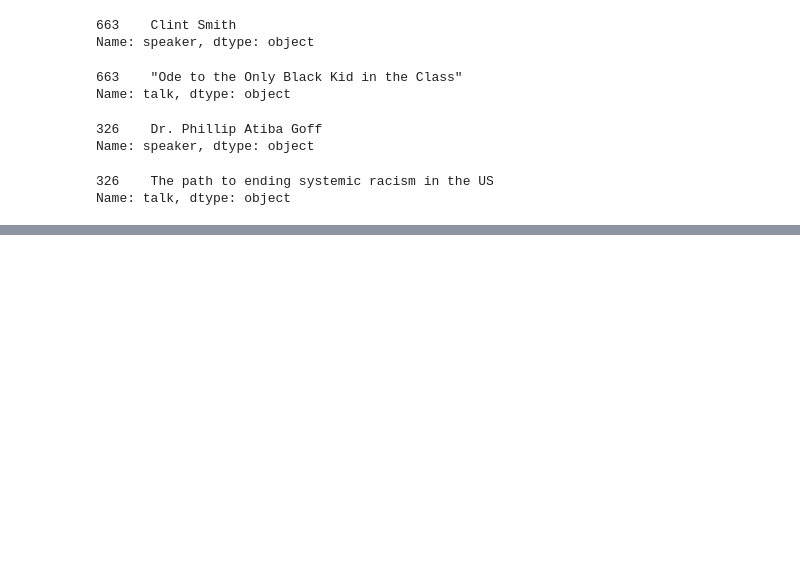
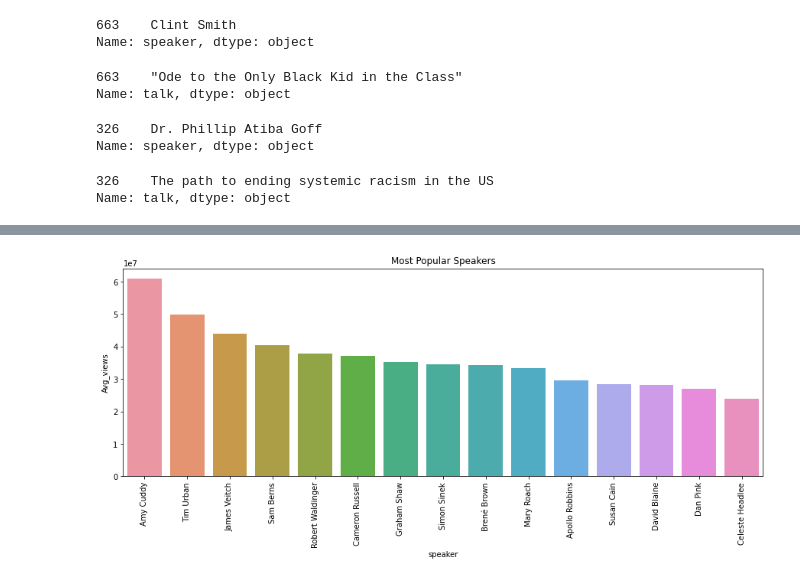
Before and after one commit to vaishakmk/TedTalk-Analysis, a Jupyter notebook: dheeraj_NLP.ipynb, the cells around one changed output, grey strips where cells are left out. Drawn from its saved outputs; the diff is of its cells as text; code cells hidden in the pictures; blank space fills up the shorter version.

```diff
--- a/dheeraj_NLP.ipynb
+++ b/dheeraj_NLP.ipynb
@@ -773,0 +939,2 @@ Name: talk, dtype: object
+# %%
+pop2 = pop.sort_values('Avg_views',ascending=[False])
@@ -773,0 +950,8 @@ Name: talk, dtype: object
+# %%
+plt.figure(figsize=(15,5))
+sns.barplot(x='speaker', y='Avg_views', data=pop2.head(15))
+plt.title("Most Popular Speakers")
+plt.xticks(rotation=90)
+plt.show()
+# %% [output]
+[figure, added]
```
Also changed, not shown: parts of 29 cells of this notebook.
